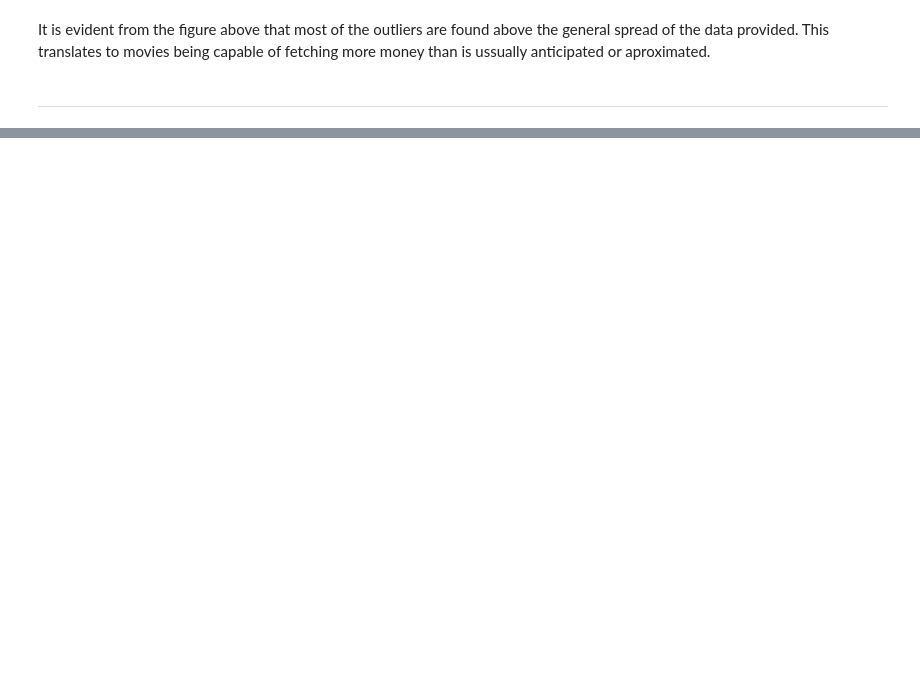
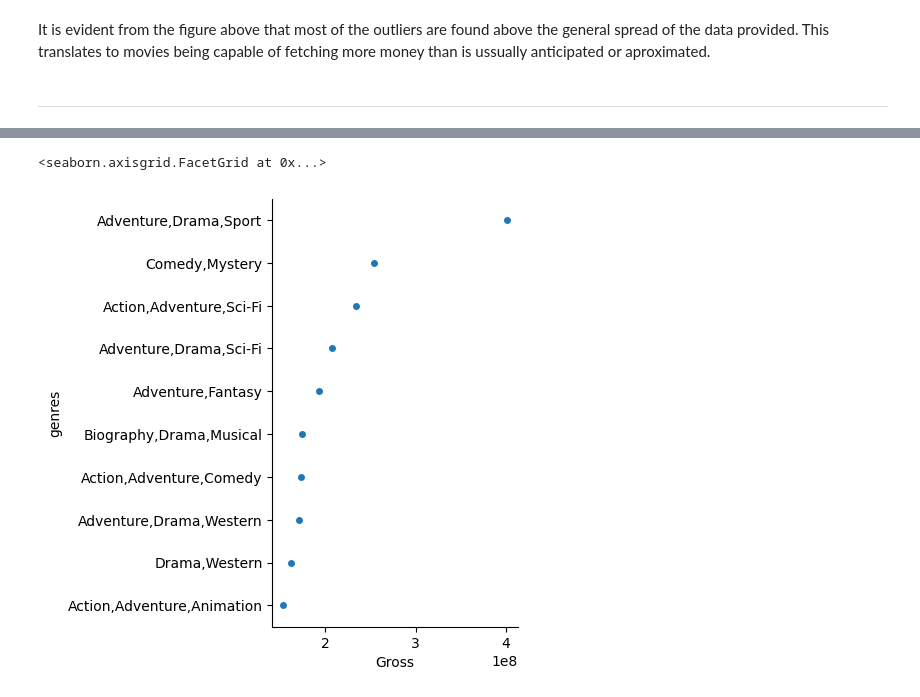
Before and after one commit to ngeny-brian/phase1-project, a Jupyter notebook: student.ipynb, the cells around one changed output, grey strips where cells are left out. Saved outputs shown, nothing was run; the diff lists cells and outputs as text; code cells hidden in the pictures; blank space fills up the shorter version.

```diff
--- a/student.ipynb
+++ b/student.ipynb
@@ -667,0 +760,9 @@ Name: averagerating, Length: 923, dtype: float64
+# %%
+# Normalize the original_title column name
+imdb_data.columns = imdb_data.columns.str.replace('original_title', 'title')
+
+# merge the bom_data table with the imdb_data table to get one table called merged_data and drop duplicate and null values
+merged_data = pd.merge(imdb_data, bom_data, on=['title'], how='left')
+merged_data.drop_duplicates(subset=['title'], keep='first', inplace=True)
+merged_data = merged_data.dropna(axis=0)
+merged_data.info()
@@ -667,0 +787,19 @@ Name: averagerating, Length: 923, dtype: float64
+# %%
+# determine the top 10 genres with the highest average domestic gross
+grouped_genres_domestic_gross = merged_data.groupby('genres')['domestic_gross'].mean().astype('int').sort_values(ascending=False).head(10)
+print("Top 10 genres with the highest domestic gross: ")
+print(grouped_genres_domestic_gross.head(10))
+
+print()
+
+# determine the top 10 genres with the highest average foreign gross
+grouped_genres_foreign_gross = merged_data.groupby('genres')['foreign_gross'].mean().astype('int').sort_values(ascending=False)
+print("Top 10 genres with the highest foreign gross")
+print(grouped_genres_foreign_gross.head(10))
+
+print()
+
+# determine the top 10 genres with the highest average total gross
+grouped_genres_total_gross = merged_data.groupby('genres')['total_gross'].mean().astype('int').sort_values(ascending=False)
+print("Top 10 genres with the highest total gross")
+print(grouped_genres_total_gross.head(10))
@@ -667,0 +824,9 @@ Name: averagerating, Length: 923, dtype: float64
+# %%
+# strip plot of top 10 genres with highest domestic gross
+x_var = grouped_genres_domestic_gross.head(10).to_list()
+y_var = grouped_genres_domestic_gross.head(10).index
+merged_genre_domestic_ax = sns.catplot(grouped_genres_domestic_gross.head(10), x=x_var, y=y_var)
+merged_genre_domestic_ax.set_axis_labels('Gross')
+# %% [output]
+<seaborn.axisgrid.FacetGrid at 0x...>
+[figure, added]
```
Also changed, not shown: parts of 29 cells of this notebook.
